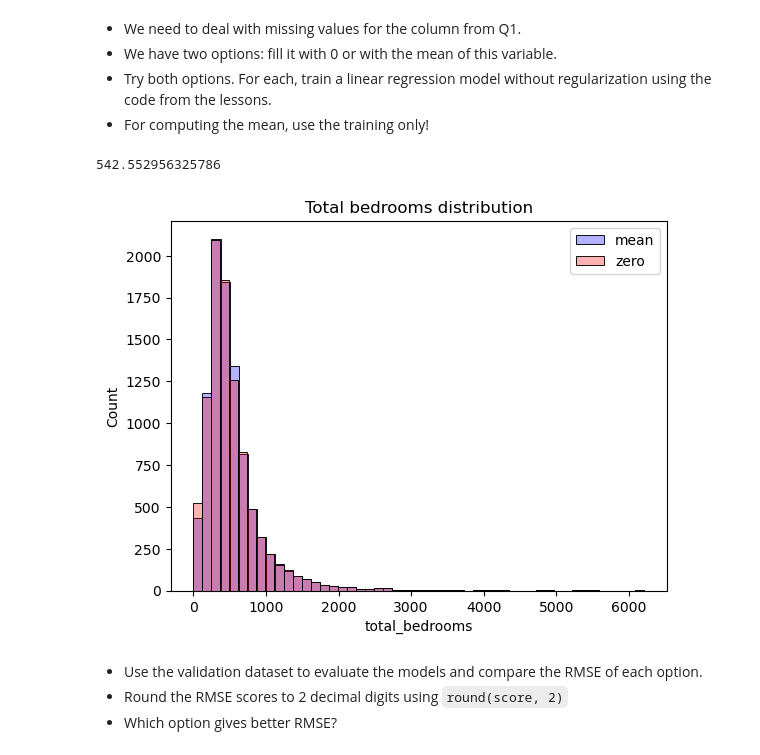
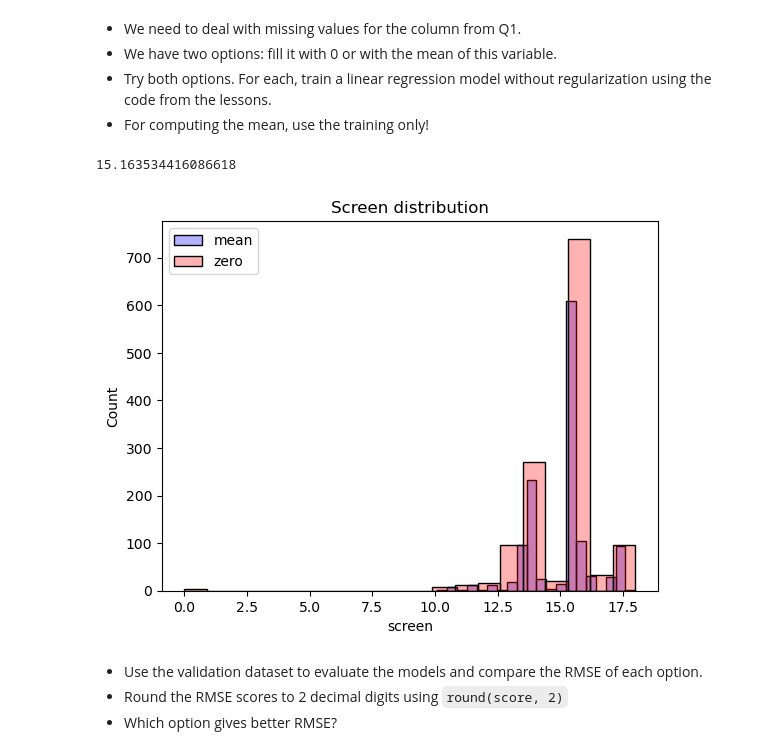
Before and after one commit to TillMeineke/ML_Zoomcamp2024_hw, a Jupyter notebook: 02-regression/homework_02_till_meineke.ipynb, the cells around one changed output. Drawn from its saved outputs; the diff is of its cells as text; code cells hidden in the pictures.

```diff
--- a/02-regression/homework_02_till_meineke.ipynb
+++ b/02-regression/homework_02_till_meineke.ipynb
@@ -77,0 +52,2 @@ There seems to be a long tail in the `median_house_value` variable, but for valu
+# %%
+df.columns = df.columns.str.lower().str.replace(" ", "_")
@@ -133,0 +73,3 @@ df_filtered.head(2)
+# %%
+df_small = df[["ram", "storage", "screen", "final_price"]]
+df_small.columns
@@ -204,5 +172,5 @@ The median (50% percentile) for variable 'population' is:  1195.0
 # %%
-n = len(df_filtered)
+n = len(df_small)
 
 n_val = int(n * 0.2)
 n_test = int(n * 0.2)
@@ -212,7 +180,7 @@ idx = np.arange(n)
 np.random.seed(42)
 np.random.shuffle(idx)
 
-df_shuffled = df_filtered.iloc[idx]
+df_shuffled = df_small.iloc[idx]
 # %% [markdown]
 * Split your data in train/val/test sets, with 60%/20%/20% distribution.
 # %%
@@ -270,10 +206,10 @@ del df_test["median_house_value"]
 * We have two options: fill it with 0 or with the mean of this variable.
 * Try both options. For each, train a linear regression model without regularization using the code from the lessons.
 * For computing the mean, use the training only!
-# %%
-mean_tb = df_train.total_bedrooms.mean()
-mean_tb
-# %% [output]
-542.552956325786
+# %%
+mean_screen = df_train.screen.mean()
+mean_screen
+# %% [output]
+15.163534416086618
 # %%
 # fill missing values in `total_bedrooms` with the median value
@@ -287,13 +223,16 @@ X_val_zero = df_val.fillna(0).values
 X_test_zero = df_test.fillna(0).values
 # %%
 import seaborn as sns
-sns.histplot(df_train.total_bedrooms.fillna(mean_tb), bins=50, color="blue", alpha=0.3, label="mean")
-sns.histplot(df_train.total_bedrooms.fillna(0), bins=50, color="red", alpha=0.3, label="zero")
+
+sns.histplot(
+    df_train.screen.fillna(mean_screen), bins=20, color="blue", alpha=0.3, label="mean"
+)
+sns.histplot(df_train.screen.fillna(0), bins=20, color="red", alpha=0.3, label="zero")
 plt.legend()
-plt.title("Total bedrooms distribution")
+plt.title("Screen distribution")
 plt.show();
 # %% [output]
-[figure, old version]
+[figure, new version]
 # %%
 def train_linear_regression(X, y):
     ones = np.ones(X.shape[0])
```
Also changed, not shown: parts of 53 cells of this notebook, 2 other files.
